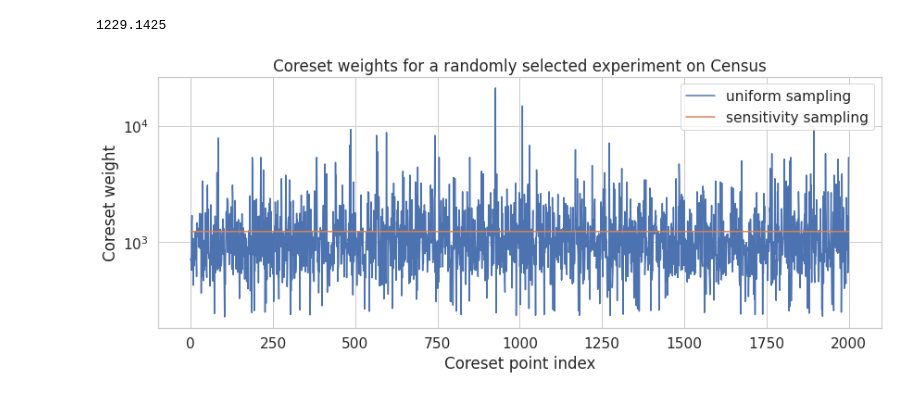
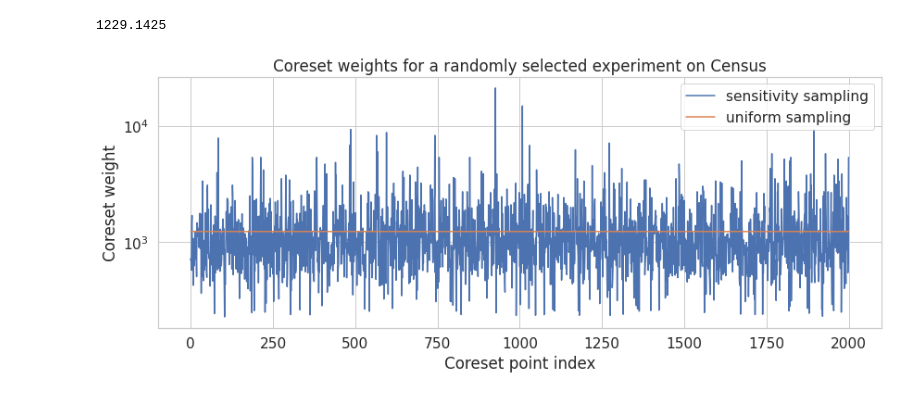
Before and after one commit to sheikhomar/yace, a Jupyter notebook: notebooks/05-results-real-world-data-sets.ipynb, the cells around one changed output. Drawn from its saved outputs; the diff is of its cells as text; code cells hidden in the pictures.

Commit message:
Fix legends in plots.

```diff
--- a/notebooks/05-results-real-world-data-sets.ipynb
+++ b/notebooks/05-results-real-world-data-sets.ipynb
@@ -151,12 +151,12 @@ ss_coreset_weights.mean()
 # %%
 with sns.plotting_context("notebook", font_scale=1.4):
     a = np.arange(ss_coreset_weights.shape[0])
     fig, ax = plt.subplots(figsize=(14, 5))
-    sns.lineplot(x=a, y=ss_coreset_weights, label="uniform sampling", ax=ax)
-    sns.lineplot(x=a, y=us_coreset_weights, label="sensitivity sampling", ax=ax)
+    sns.lineplot(x=a, y=ss_coreset_weights, label="sensitivity sampling", ax=ax)
+    sns.lineplot(x=a, y=us_coreset_weights, label="uniform sampling", ax=ax)
     ax.set_yscale("log")
     ax.set_ylabel("Coreset weight")
     ax.set_xlabel("Coreset point index")
     ax.set_title("Coreset weights for a randomly selected experiment on Census")
 # %% [output]
-[figure, old version]
+[figure, new version]
```
Also changed, not shown: 2 other files.
